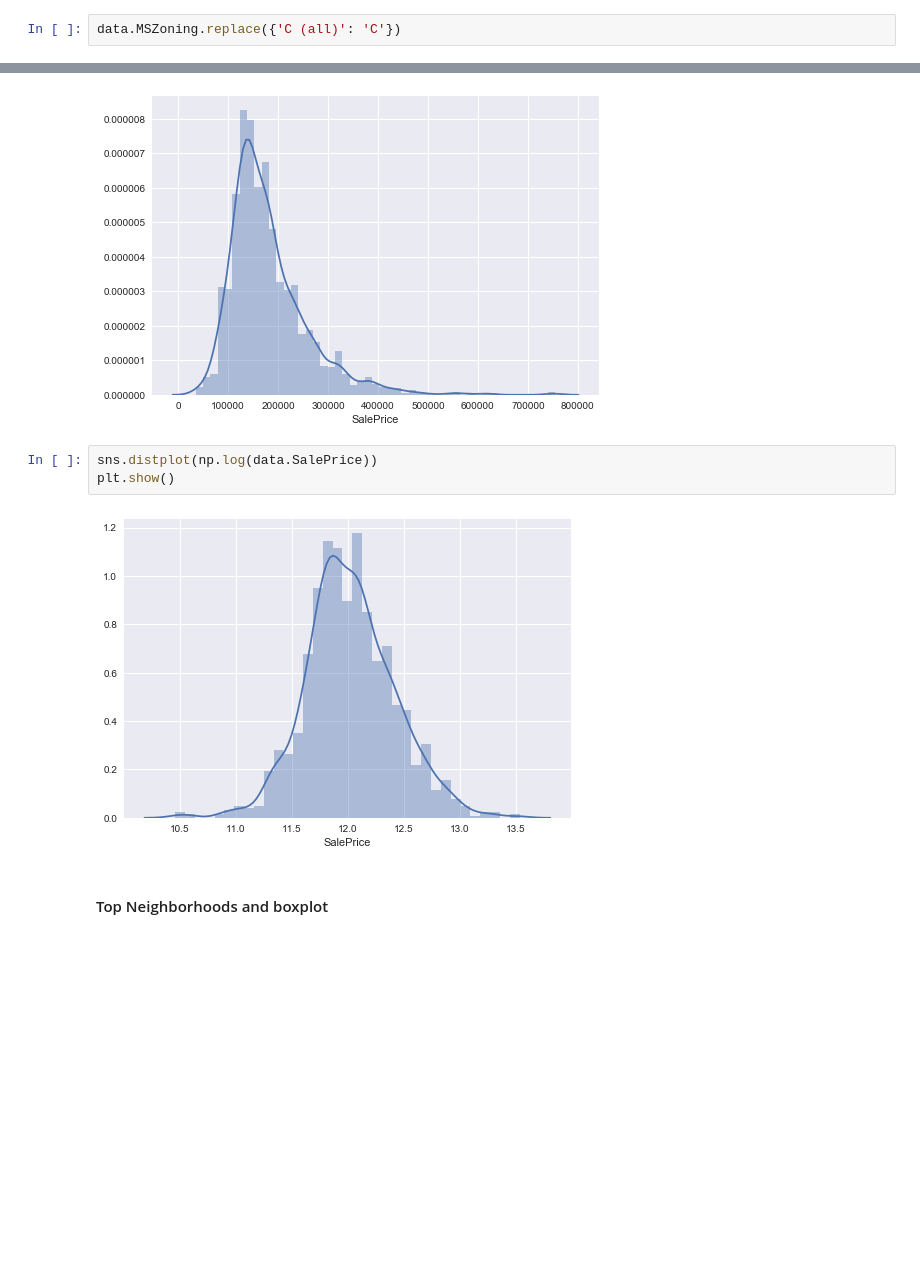
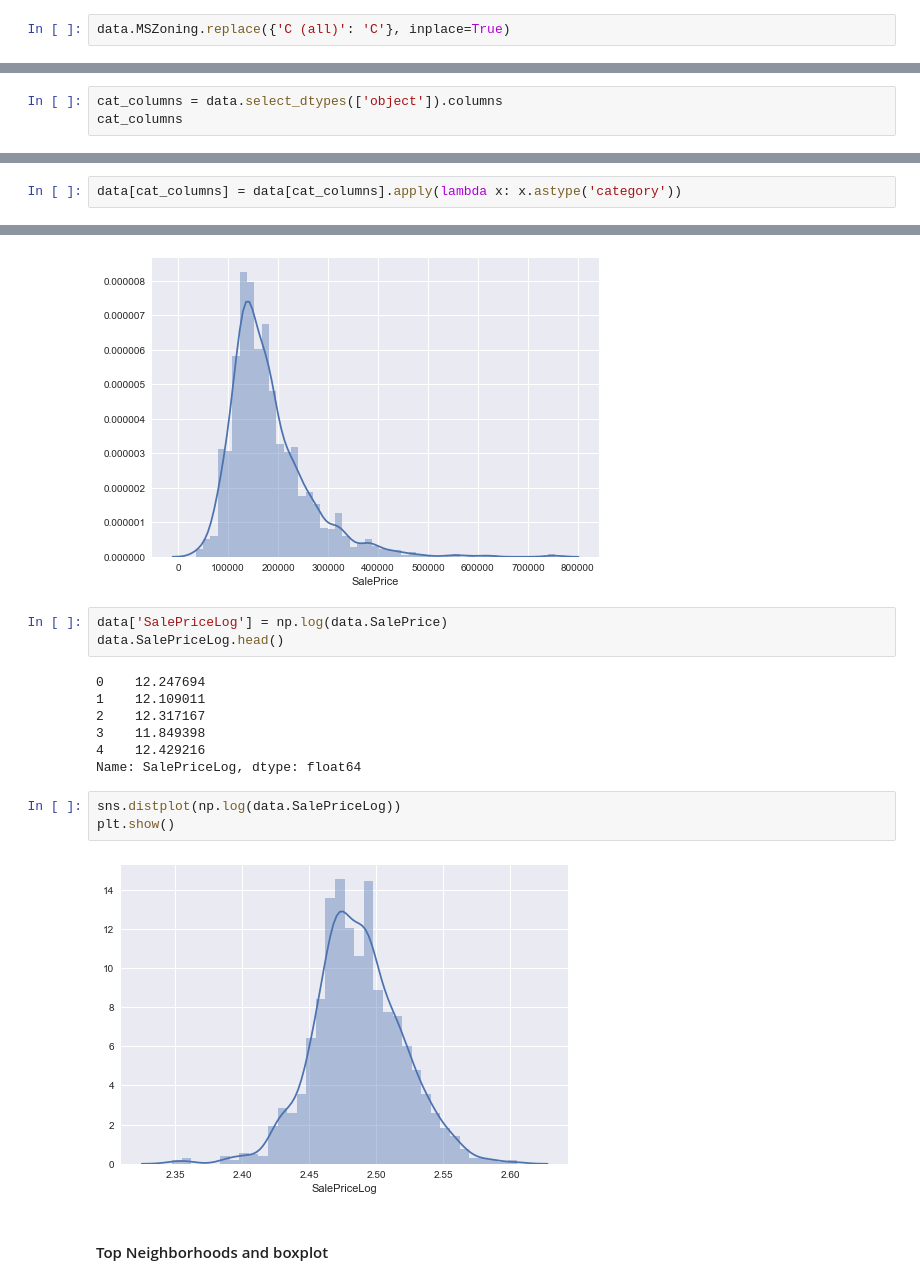
Before and after one commit to timbowler/Springboard, a Jupyter notebook: project_file.ipynb, the cells around one changed output, grey strips where cells are left out. Cells and saved outputs as stored; diff of their text form; blank space fills up the shorter version.

```diff
--- a/project_file.ipynb
+++ b/project_file.ipynb
@@ -47,4 +47,4 @@ data.replace({'Typ': 8, 'Min1': 7, 'Min2': 6, 'Mod': 5, 'Maj1': 4, 'Maj2': 3, 'S
 # %%
 data.replace({'GdPrv': 2, 'GdWd': 2, 'MnPrv': 1, 'MnWw': 1}, inplace=True)
 # %%
-data.MSZoning.replace({'C (all)': 'C'})
+data.MSZoning.replace({'C (all)': 'C'}, inplace=True)
@@ -193,3 +175,6 @@ SaleCondition    1460 non-null object
 SalePrice        1460 non-null int64
 dtypes: float64(9), int64(40), object(32)
 memory usage: 924.0+ KB
+# %%
+cat_columns = data.select_dtypes(['object']).columns
+cat_columns
@@ -195,0 +190,2 @@ memory usage: 924.0+ KB
+# %%
+data[cat_columns] = data[cat_columns].apply(lambda x: x.astype('category'))
@@ -200,11 +292,21 @@ sns.distplot(data.SalePrice)
 plt.show()
 # %% [output]
 [figure]
+# %%
+data['SalePriceLog'] = np.log(data.SalePrice)
+data.SalePriceLog.head()
+# %% [output]
+0    12.247694
+1    12.109011
+2    12.317167
+3    11.849398
+4    12.429216
+Name: SalePriceLog, dtype: float64
 # %%
-sns.distplot(np.log(data.SalePrice))
+sns.distplot(np.log(data.SalePriceLog))
 plt.show()
 # %% [output]
-[figure, old version]
+[figure, new version]
 # %% [markdown]
 #### Top Neighborhoods and boxplot
 # %%
```
Also changed, not shown: parts of 20 cells of this notebook.
